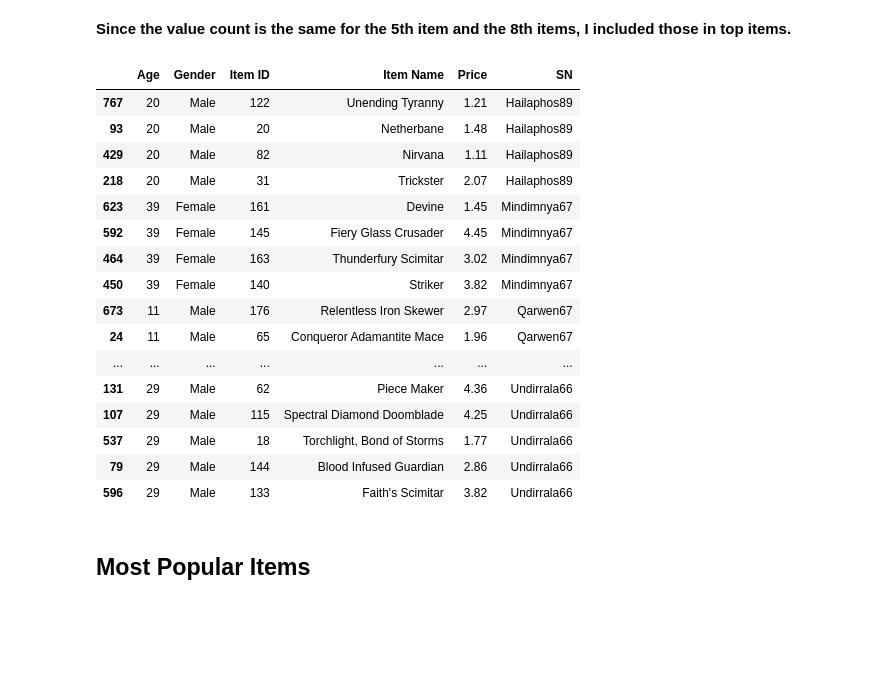
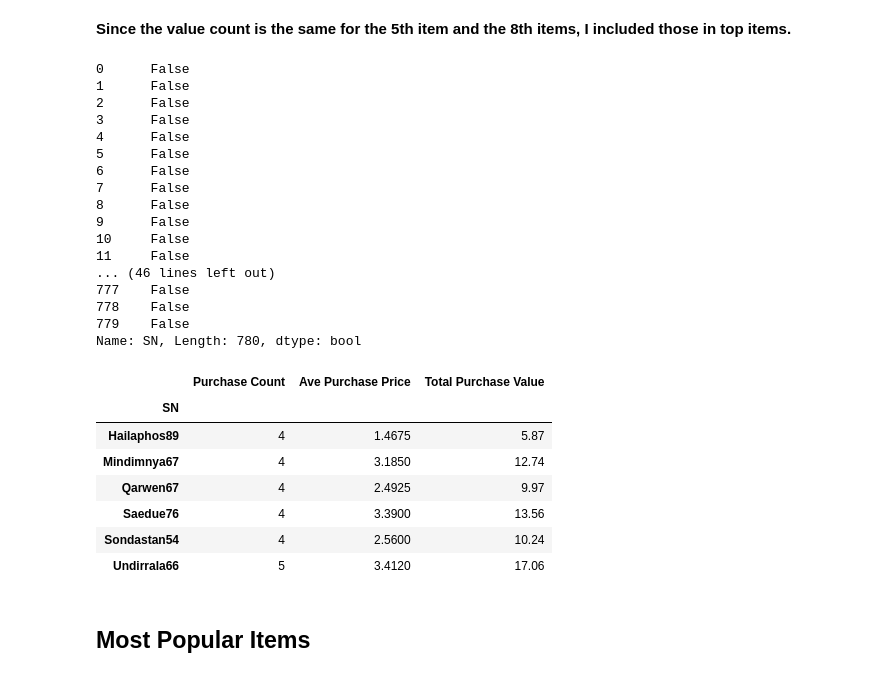
Before and after one commit to jenshurley/hw4, a Jupyter notebook: pymoli2.ipynb, the cells around one changed output. Saved outputs shown, nothing was run; the diff lists cells and outputs as text; code cells hidden in the pictures; blank space fills up the shorter version.

```diff
--- a/pymoli2.ipynb
+++ b/pymoli2.ipynb
@@ -93,29 +109,42 @@ df['SN'].value_counts().head(15).plot.bar();
 top_spenders = list(df['SN'].value_counts()[:6].to_dict().keys())
 # %%
 mask_spend = df['SN'].isin(top_spenders)
+mask_spend
+# %% [output]
+0      False
+1      False
+2      False
+3      False
+4      False
+5      False
+6      False
+7      False
+8      False
+9      False
+10     False
+11     False
+... (46 lines left out)
+777    False
+778    False
+779    False
+Name: SN, Length: 780, dtype: bool
 # %%
 top_spenders_df = df[mask_spend]
-# %%
-top_spenders_df.sort_values('SN')
-#AGGREGATE?
-# %% [output]
-|  | Age | Gender | Item ID | Item Name | Price | SN |
-| 767 | 20 | Male | 122 | Unending Tyranny | 1.21 | Hailaphos89 |
-| 93 | 20 | Male | 20 | Netherbane | 1.48 | Hailaphos89 |
-| 429 | 20 | Male | 82 | Nirvana | 1.11 | Hailaphos89 |
-| 218 | 20 | Male | 31 | Trickster | 2.07 | Hailaphos89 |
-| 623 | 39 | Female | 161 | Devine | 1.45 | Mindimnya67 |
-| 592 | 39 | Female | 145 | Fiery Glass Crusader | 4.45 | Mindimnya67 |
-| 464 | 39 | Female | 163 | Thunderfury Scimitar | 3.02 | Mindimnya67 |
-| 450 | 39 | Female | 140 | Striker | 3.82 | Mindimnya67 |
-| 673 | 11 | Male | 176 | Relentless Iron Skewer | 2.97 | Qarwen67 |
-| 24 | 11 | Male | 65 | Conqueror Adamantite Mace | 1.96 | Qarwen67 |
-| ... | ... | ... | ... | ... | ... | ... |
-| 131 | 29 | Male | 62 | Piece Maker | 4.36 | Undirrala66 |
-| 107 | 29 | Male | 115 | Spectral Diamond Doomblade | 4.25 | Undirrala66 |
-| 537 | 29 | Male | 18 | Torchlight, Bond of Storms | 1.77 | Undirrala66 |
-| 79 | 29 | Male | 144 | Blood Infused Guardian | 2.86 | Undirrala66 |
-| 596 | 29 | Male | 133 | Faith's Scimitar | 3.82 | Undirrala66 |
+# %%
+top_spender_purchase_analysis = top_spenders_df.groupby('SN').Price.agg(['count', 'mean', 'sum'])
+# %%
+top_spender_purchase_analysis = top_spender_purchase_analysis.rename(columns={\
+            'count': 'Purchase Count', 'mean': 'Ave Purchase Price','sum': 'Total Purchase Value'})
+top_spender_purchase_analysis
+# %% [output]
+|  | Purchase Count | Ave Purchase Price | Total Purchase Value |
+| SN |  |  |  |
+| Hailaphos89 | 4 | 1.4675 | 5.87 |
+| Mindimnya67 | 4 | 3.1850 | 12.74 |
+| Qarwen67 | 4 | 2.4925 | 9.97 |
+| Saedue76 | 4 | 3.3900 | 13.56 |
+| Sondastan54 | 4 | 2.5600 | 10.24 |
+| Undirrala66 | 5 | 3.4120 | 17.06 |
 # %% [markdown]
 ## Most Popular Items
 # %%
```
Also changed, not shown: parts of 14 cells of this notebook.
